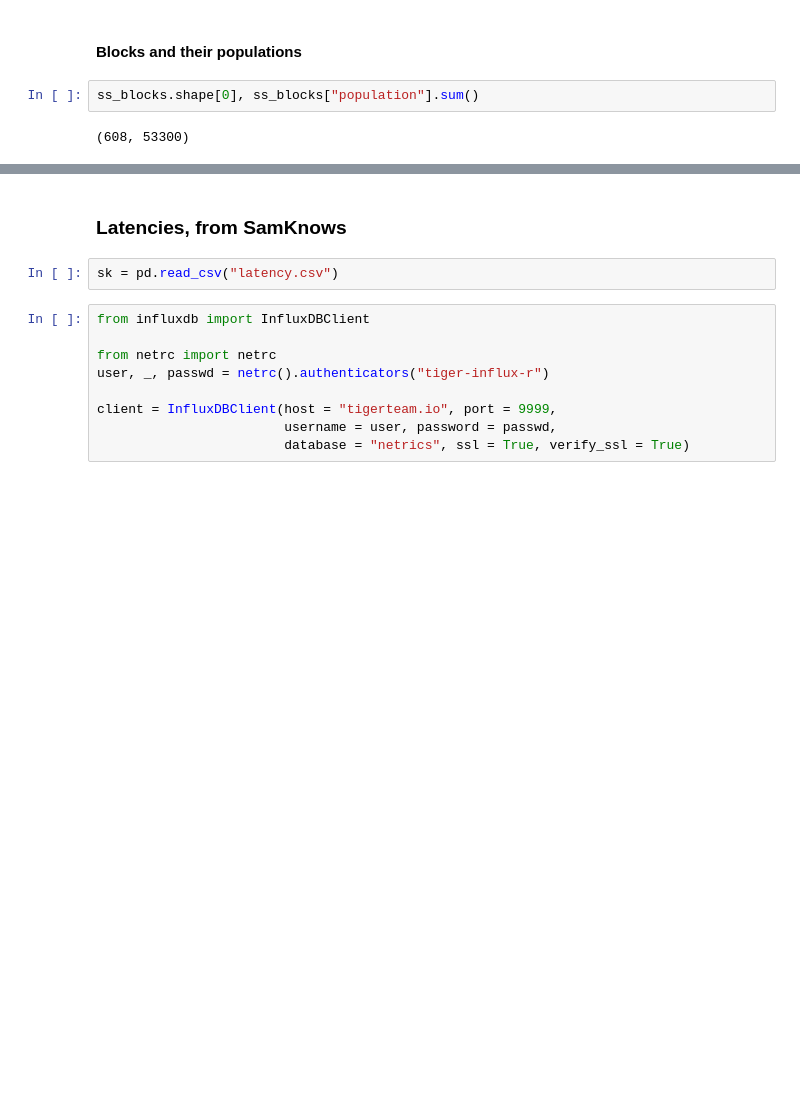
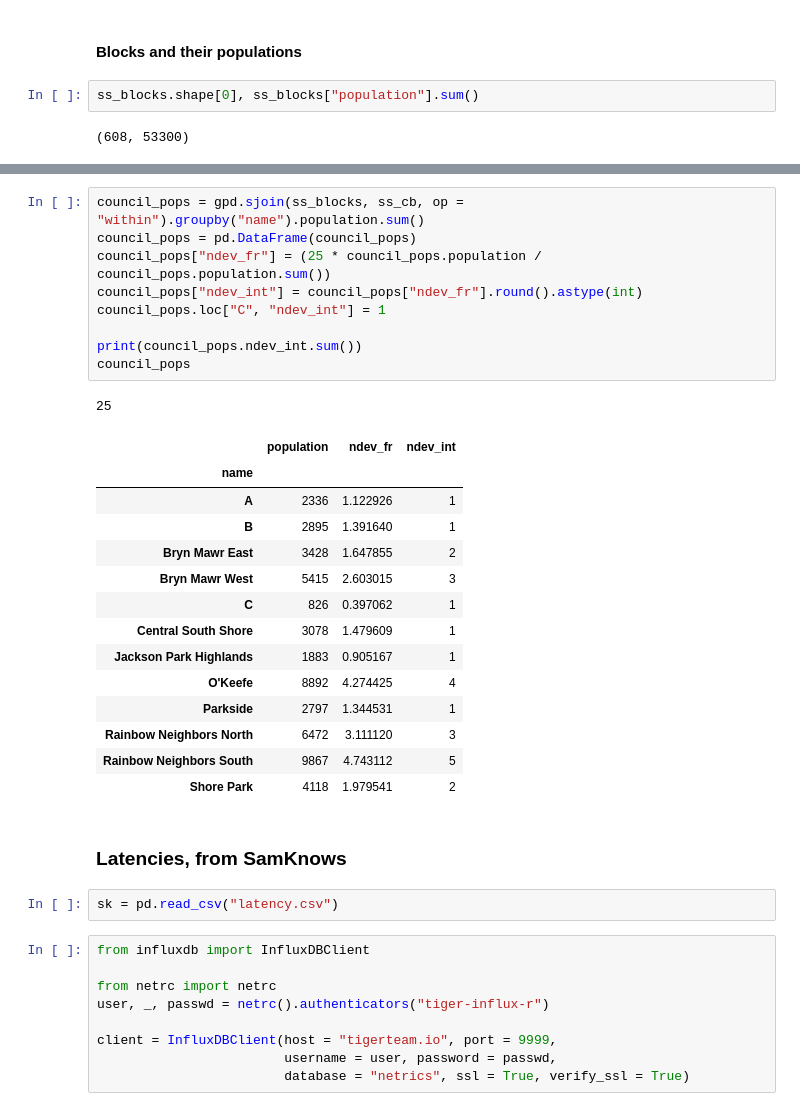
Before and after one commit to JamesSaxon/neighborhood_broadband, a Jupyter notebook: stats/sample_strategy_and_effect_size.ipynb, the cells around one changed output, grey strips where cells are left out. Drawn from its saved outputs; the diff is of its cells as text; blank space fills up the shorter version.

```diff
--- a/stats/sample_strategy_and_effect_size.ipynb
+++ b/stats/sample_strategy_and_effect_size.ipynb
@@ -116,3 +120,28 @@ map_format(ax)
+# %%
+council_pops = gpd.sjoin(ss_blocks, ss_cb, op = "within").groupby("name").population.sum()
+council_pops = pd.DataFrame(council_pops)
+council_pops["ndev_fr"] = (25 * council_pops.population / council_pops.population.sum())
+council_pops["ndev_int"] = council_pops["ndev_fr"].round().astype(int)
+council_pops.loc["C", "ndev_int"] = 1
+
+print(council_pops.ndev_int.sum())
+council_pops
+# %% [output]
+25
+|  | population | ndev_fr | ndev_int |
+| name |  |  |  |
+| A | 2336 | 1.122926 | 1 |
+| B | 2895 | 1.391640 | 1 |
+| Bryn Mawr East | 3428 | 1.647855 | 2 |
+| Bryn Mawr West | 5415 | 2.603015 | 3 |
+| C | 826 | 0.397062 | 1 |
+| Central South Shore | 3078 | 1.479609 | 1 |
+| Jackson Park Highlands | 1883 | 0.905167 | 1 |
+| O'Keefe | 8892 | 4.274425 | 4 |
+| Parkside | 2797 | 1.344531 | 1 |
+| Rainbow Neighbors North | 6472 | 3.111120 | 3 |
+| Rainbow Neighbors South | 9867 | 4.743112 | 5 |
+| Shore Park | 4118 | 1.979541 | 2 |
 # %% [markdown]
 ### Latencies, from SamKnows
 # %%
```
Also changed, not shown: parts of 2 cells of this notebook.
